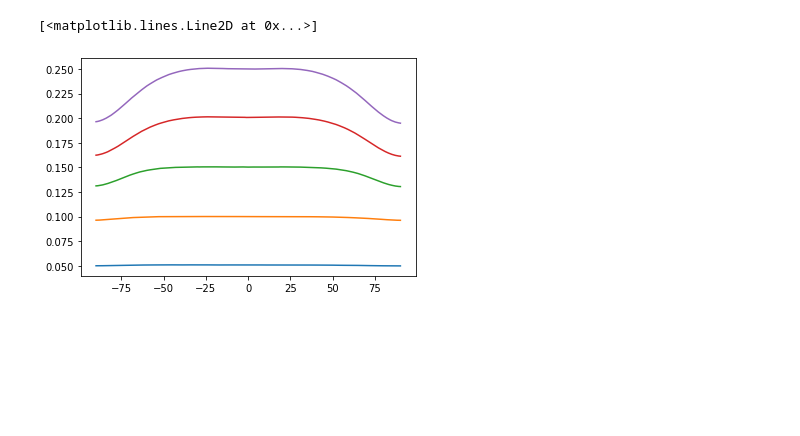
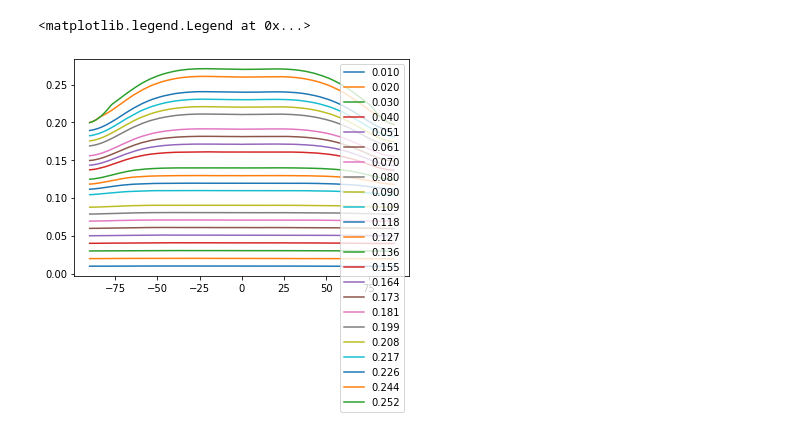
Before and after one commit to jeraldtm/Icarus, a Jupyter notebook: fieldSweep_theta.ipynb, the cells around one changed output. Drawn from its saved outputs; the diff is of its cells as text; code cells hidden in the pictures; blank space fills up the shorter version.

Commit message:
calib check

```diff
--- a/fieldSweep_theta.ipynb
+++ b/fieldSweep_theta.ipynb
@@ -17,10 +11,29 @@ B250 = pd.read_csv('./2019-06-29/2Vcalib_Bpos_250m_calibrationCheck_2019-06-29_1
-# %%
-plt.plot(B50.theta, B50.Bmag)
-plt.plot(B100.theta, B100.Bmag)
-plt.plot(B150.theta, B150.Bmag)
-plt.plot(B200.theta, B200.Bmag)
-plt.plot(B250.theta, B250.Bmag)
-# %% [output]
-[<matplotlib.lines.Line2D at 0x...>]
-[figure, removed]
+# %%
+dfList = []
+list1 = np.arange(10, 100, 10).tolist()
+list2 = np.arange(150, 0, 50).tolist()
+list3 = np.arange(110, 280, 10).tolist()
+remove = [150, 200, 250]
+
+for i in remove:
+    list3.remove(i)
+
+values = list1 + list2
+for i in range(len(values)):
+    df = pd.read_csv('./2019-06-29/2Vcalib_Bpos_%gm_calibrationCheck_2019-06-29_1.csv' % values[i], comment="#")
+    dfList.append(df)
+
+for i in range(len(list3)):
+    df = pd.read_csv('./2019-06-30/2Vcalib_Bpos_%gm_calibrationCheck_2019-06-30_1.csv' % list3[i], comment="#")
+    dfList.append(df)
+# %%
+def plotCurve(df):
+    plt.plot(df.theta, df.Bmag, label = '%.3f' % df.Bmag.mean())
+
+for df in dfList:
+    plotCurve(df)
+plt.legend()
+# %% [output]
+<matplotlib.legend.Legend at 0x...>
+[figure, added]
 # %%
```
Also changed, not shown: parts of 2 cells of this notebook, 12 other files.
